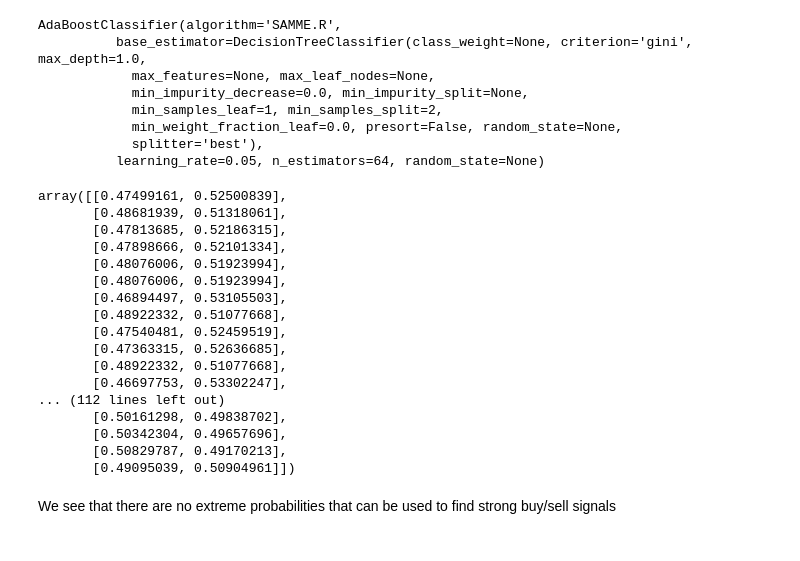
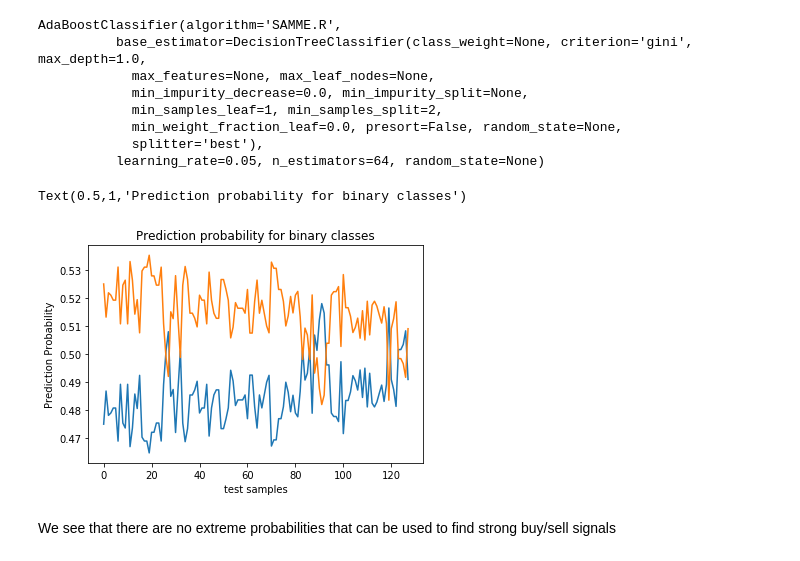
Before and after one commit to dastjerdi/crypto-ml, a Jupyter notebook: models_v1.ipynb, the cells around one changed output. Cells and saved outputs as stored; diff of their text form; code cells hidden in the pictures.

```diff
--- a/models_v1.ipynb
+++ b/models_v1.ipynb
@@ -366,25 +378,14 @@ AdaBoostClassifier(algorithm='SAMME.R',
           learning_rate=0.05, n_estimators=64, random_state=None)
 # %%
 yhat = ada.predict_proba(X_test)
-yhat
-# %% [output]
-array([[0.47499161, 0.52500839],
-       [0.48681939, 0.51318061],
-       [0.47813685, 0.52186315],
-       [0.47898666, 0.52101334],
-       [0.48076006, 0.51923994],
-       [0.48076006, 0.51923994],
-       [0.46894497, 0.53105503],
-       [0.48922332, 0.51077668],
-       [0.47540481, 0.52459519],
-       [0.47363315, 0.52636685],
-       [0.48922332, 0.51077668],
-       [0.46697753, 0.53302247],
-... (112 lines left out)
-       [0.50161298, 0.49838702],
-       [0.50342304, 0.49657696],
-       [0.50829787, 0.49170213],
-       [0.49095039, 0.50904961]])
+# %%
+plt.plot(yhat)
+plt.xlabel('test samples')
+plt.ylabel('Prediction Probability')
+plt.title('Prediction probability for binary classes')
+# %% [output]
+Text(0.5,1,'Prediction probability for binary classes')
+[figure, added]
 # %% [markdown]
 We see that there are no extreme probabilities that can be used to find strong buy/sell signals
 # %% [markdown]
```
Also changed, not shown: parts of 8 cells of this notebook.
